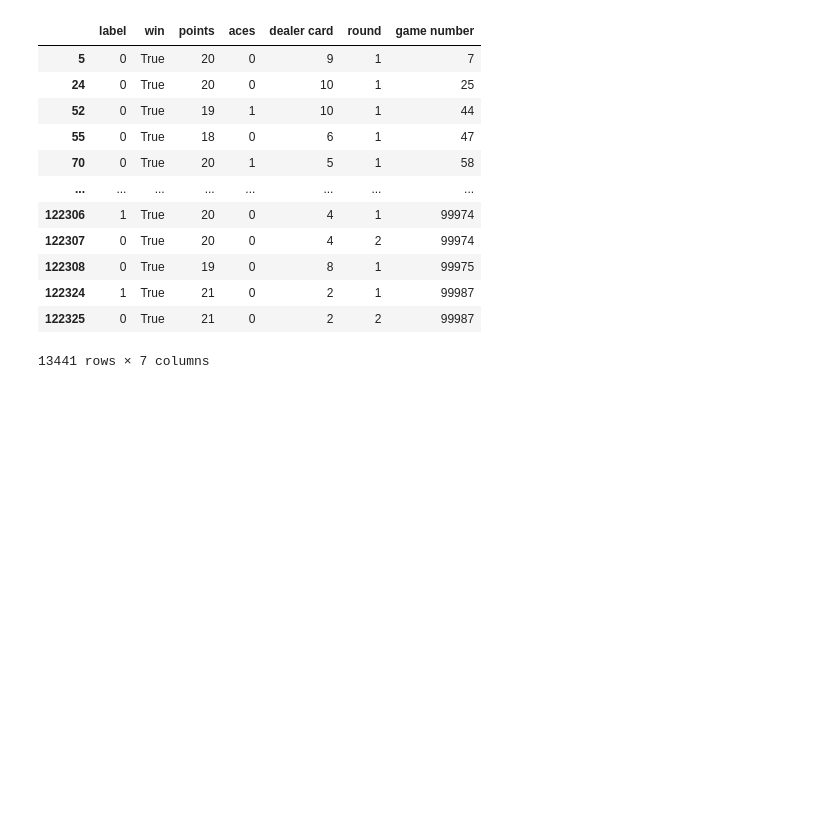
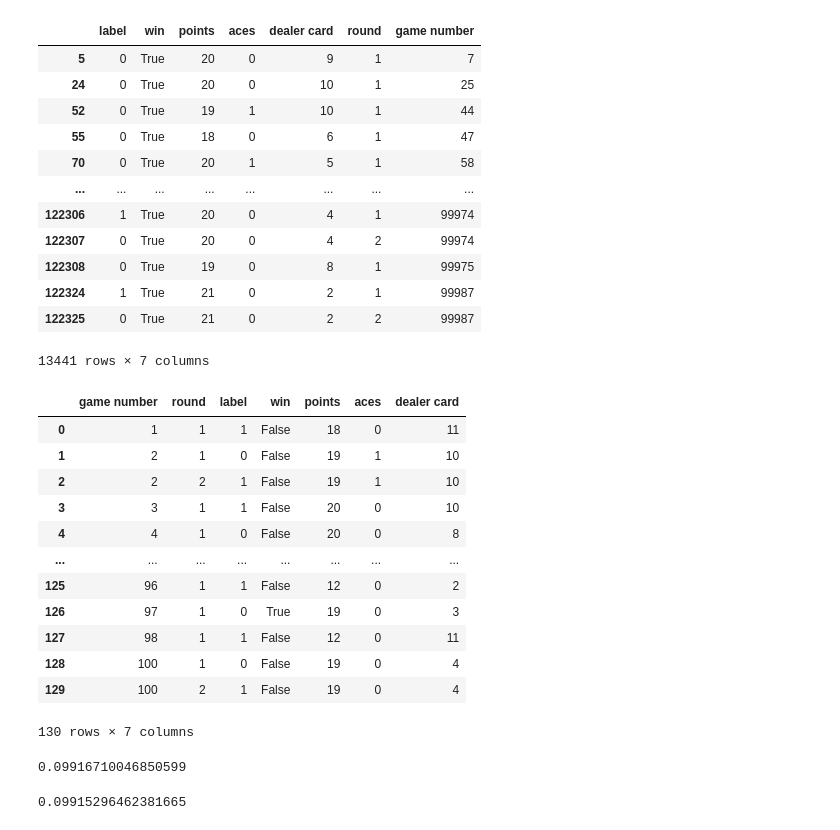
Before and after one commit to AlexanderGrunewald/CMSE-202-Group-Project, a Jupyter notebook: Game Running.ipynb, the cells around one changed output. Saved outputs shown, nothing was run; the diff lists cells and outputs as text; code cells hidden in the pictures; blank space fills up the shorter version.

```diff
--- a/Game Running.ipynb
+++ b/Game Running.ipynb
@@ -250,0 +335,16 @@ win_data
+# %%
+sim_game(100, 0.5)
+# %% [output]
+|  | game number | round | label | win | points | aces | dealer card |
+| 0 | 1 | 1 | 1 | False | 18 | 0 | 11 |
+| 1 | 2 | 1 | 0 | False | 19 | 1 | 10 |
+| 2 | 2 | 2 | 1 | False | 19 | 1 | 10 |
+| 3 | 3 | 1 | 1 | False | 20 | 0 | 10 |
+| 4 | 4 | 1 | 0 | False | 20 | 0 | 8 |
+| ... | ... | ... | ... | ... | ... | ... | ... |
+| 125 | 96 | 1 | 1 | False | 12 | 0 | 2 |
+| 126 | 97 | 1 | 0 | True | 19 | 0 | 3 |
+| 127 | 98 | 1 | 1 | False | 12 | 0 | 11 |
+| 128 | 100 | 1 | 0 | False | 19 | 0 | 4 |
+| 129 | 100 | 2 | 1 | False | 19 | 0 | 4 |
+130 rows × 7 columns
@@ -250,0 +368,12 @@ win_data
+# %%
+#win rate of new dataframe
+newdf["win"].value_counts()
+#what is the rate?
+newdf[newdf["win"] == True].shape[0]/newdf.shape[0]
+# %% [output]
+0.09916710046850599
+# %%
+df['win'].value_counts()
+df[df["win"] == True].shape[0]/df.shape[0]
+# %% [output]
+0.09915296462381665
```
Also changed, not shown: parts of 12 cells of this notebook.
